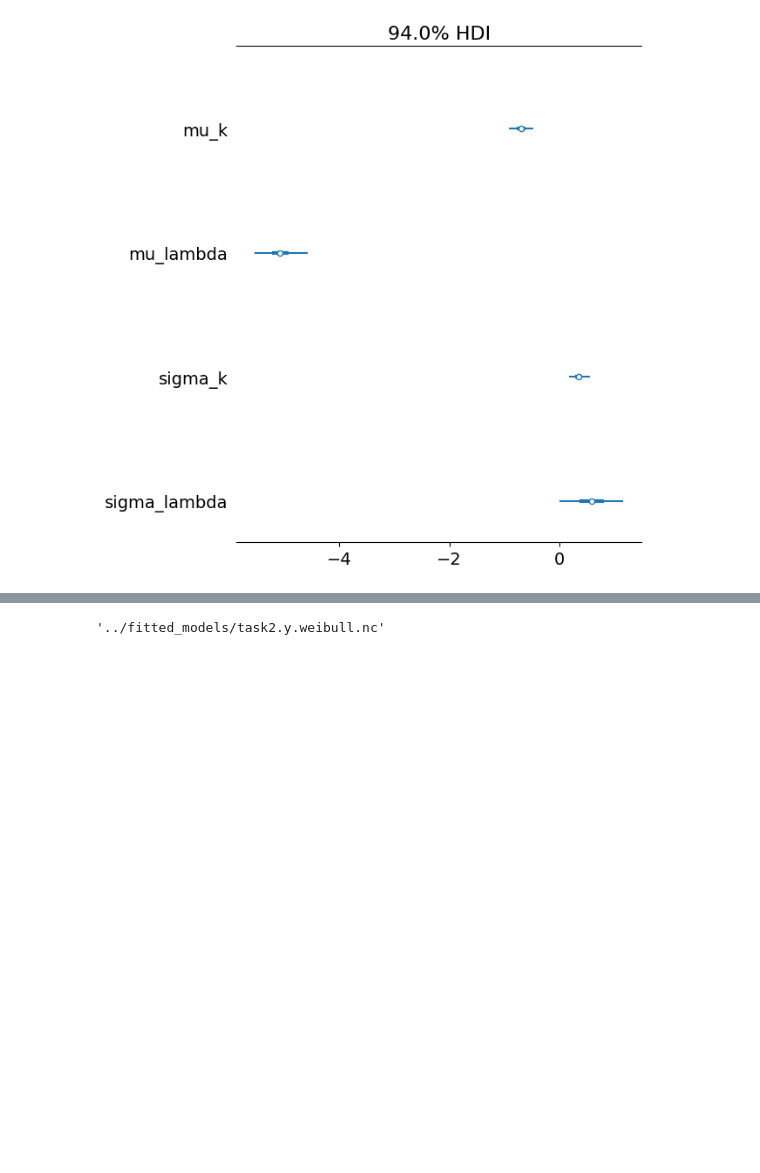
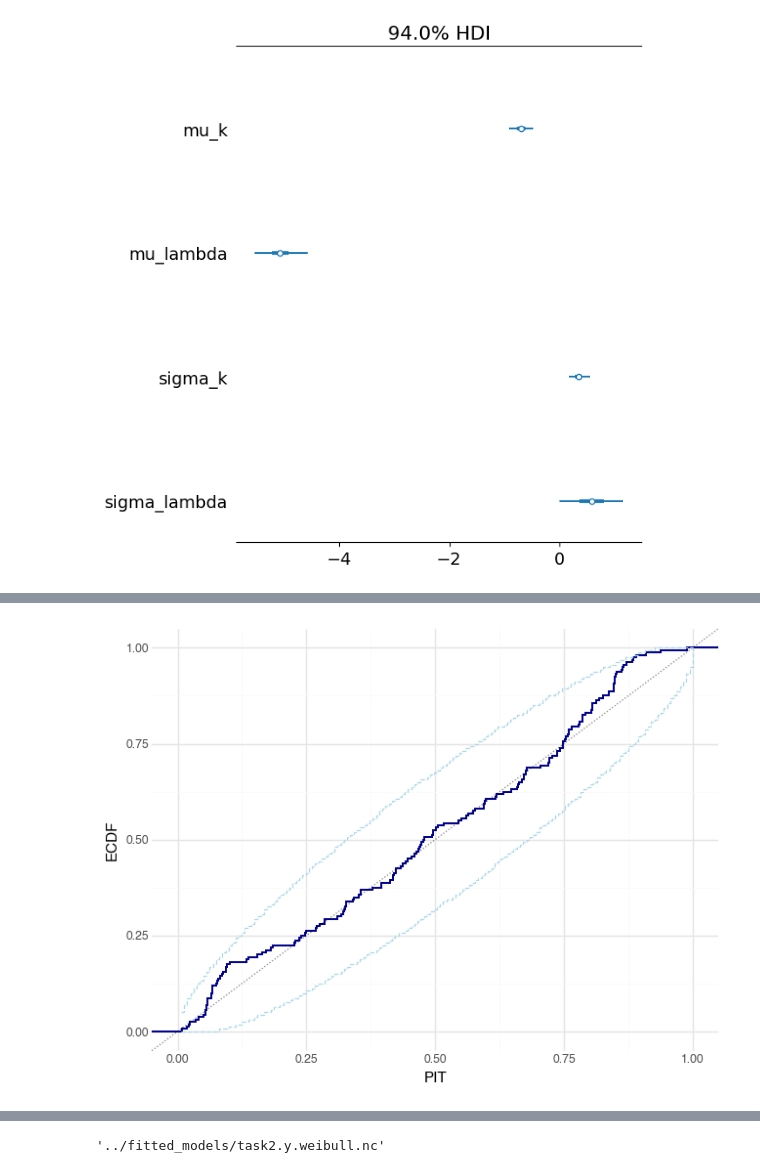
Before and after one commit to mika-long/vis-decode-analysis, a Jupyter notebook: analysis/pymc_files/task2.ipynb, the cells around one changed output, grey strips where cells are left out. Saved outputs shown, nothing was run; the diff lists cells and outputs as text; code cells hidden in the pictures; blank space fills up the shorter version.

```diff
--- a/analysis/pymc_files/task2.ipynb
+++ b/analysis/pymc_files/task2.ipynb
@@ -178,0 +189,4 @@ azp.plot_ppc_pit(task2_y_weibull_idata)
+# %%
+pp_check_pit_ecdf(task2_y_weibull_idata)
+# %% [output]
+[figure, added]
```
Also changed, not shown: parts of 20 cells of this notebook, 2 other files.
